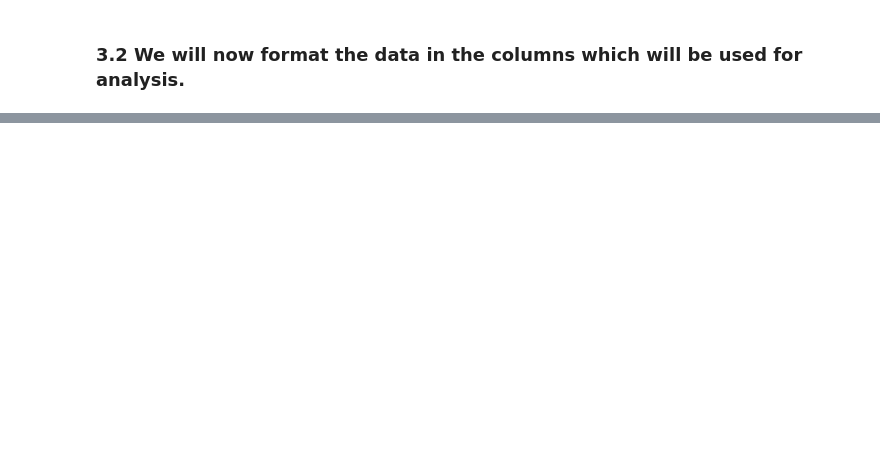
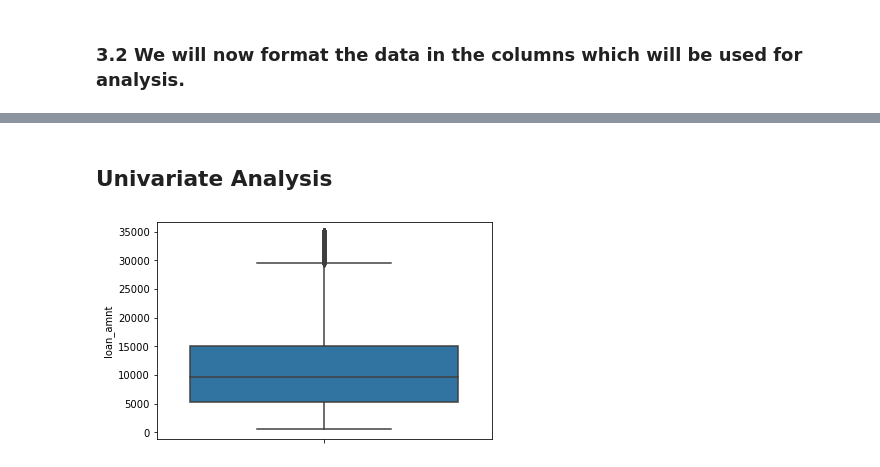
Before and after one commit to sumit0049/lending-club-case-study-november-2021, a Jupyter notebook: Lending_Club_case_Study_Sumitkumar_Karthik.ipynb, the cells around one changed output, grey strips where cells are left out. Cells and saved outputs as stored; diff of their text form; code cells hidden in the pictures; blank space fills up the shorter version.

```diff
--- a/Lending_Club_case_Study_Sumitkumar_Karthik.ipynb
+++ b/Lending_Club_case_Study_Sumitkumar_Karthik.ipynb
@@ -133,0 +208,2 @@ removed_thresh_data['revol_util']=removed_thresh_data['revol_util'].str.extract(
+# %%
+removed_thresh_data['loan_income_percentage']=removed_thresh_data['loan_amnt']/removed_thresh_data['annual_inc']*100
@@ -133,0 +219,17 @@ removed_thresh_data['revol_util']=removed_thresh_data['revol_util'].str.extract(
+# %%
+#Finding out the investor profit percentage
+removed_thresh_data['investor_profit_percentage']=((removed_thresh_data['total_pymnt_inv']-removed_thresh_data['funded_amnt_inv'])/removed_thresh_data['funded_amnt_inv'])*100
+# %%
+income_outliers_max = removed_thresh_data["annual_inc"].quantile(0.999)
+income_outliers_min = removed_thresh_data["annual_inc"].quantile(0.001)
+removed_thresh_data.drop(removed_thresh_data[~((removed_thresh_data["annual_inc"] < income_outliers_max) & (removed_thresh_data["annual_inc"] > income_outliers_min))].index, inplace = True)
+# %%
+#Removing data having current loan status as its not helpful for analysis
+removed_thresh_data=removed_thresh_data[~(removed_thresh_data['loan_status']=='Current')]
+# %% [markdown]
+## Univariate Analysis
+# %%
+sns.boxplot(y=removed_thresh_data['loan_amnt'])
+plt.show()
+# %% [output]
+[figure, added]
```
Also changed, not shown: parts of 58 cells of this notebook.
